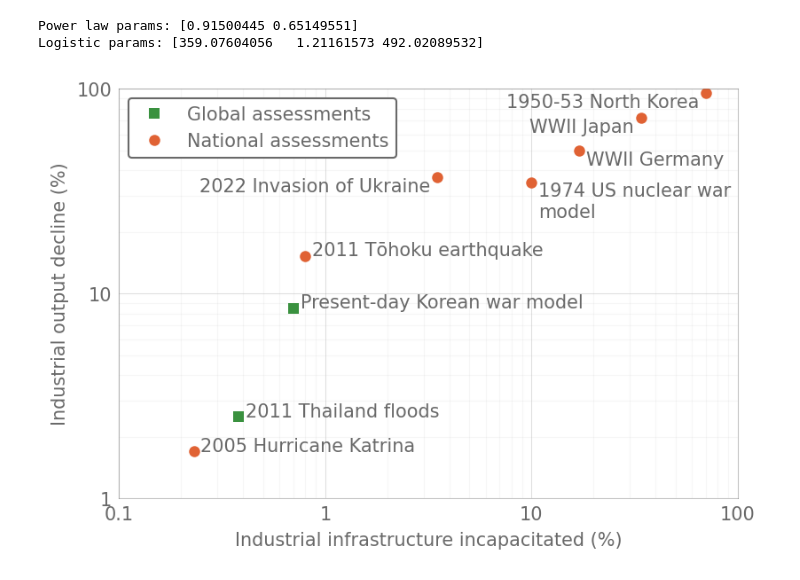
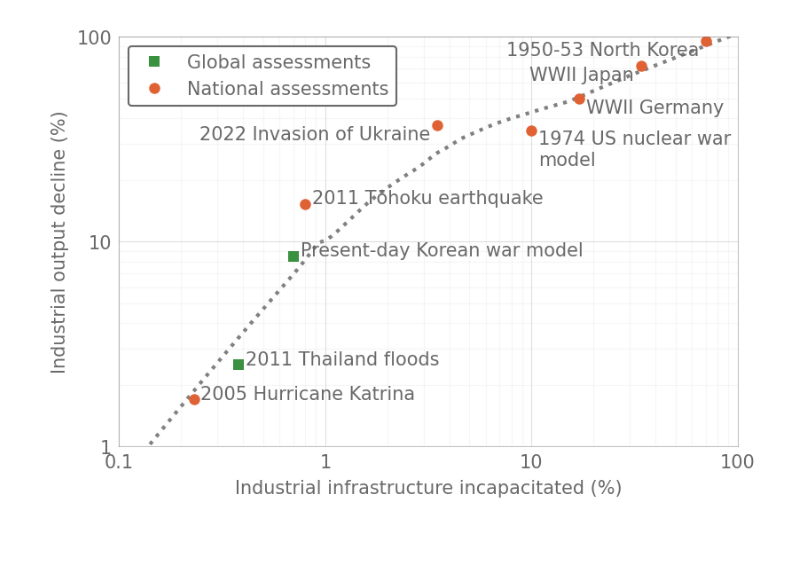
Before and after one commit to allfed/Population-Loss-NW, a Jupyter notebook: scripts/industry-destruction-response.ipynb, the cells around one changed output. Cells and saved outputs as stored; diff of their text form; code cells hidden in the pictures; blank space fills up the shorter version.

```diff
--- a/scripts/industry-destruction-response.ipynb
+++ b/scripts/industry-destruction-response.ipynb
@@ -44,53 +49,48 @@ def logistic(x, L, k, x0):
     return L / (1 + np.exp(-k * (np.log10(x) - np.log10(x0))))
 
 # Combine data for fitting
-x = np.concatenate((x1, x2))
-y = np.concatenate((y1, y2))
+x = np.concatenate((x1, x2, [100]))
+y = np.concatenate((y1, y2, [100]))
 
-# Fit the power law function to the data in log-log space
+# Perform LOESS in log space
+x_smooth = np.logspace(np.log10(0.1), np.log10(100), 100)
 log_x = np.log10(x)
 log_y = np.log10(y)
-params_power, _ = curve_fit(lambda log_x, a, b: a + b * log_x, log_x, log_y)
+log_x_smooth = np.log10(x_smooth)
 
-# Fit the logistic function to the data
-params_logistic, _ = curve_fit(logistic, x, y, p0=[100, 1, 1])
+# Try different bandwidths
+fracs = np.array([0.5, 0.6, 0.7, 0.8, 0.9])
+all_y_smooth = np.zeros((len(fracs), len(x_smooth)))
 
-# Generate x values for the fit lines
-x_fit = np.logspace(np.log10(0.1), np.log10(100), 100)
-y_fit_power = power_law(x_fit, 10**params_power[0], params_power[1])
-y_fit_logistic = logistic(x_fit, *params_logistic)
+for i, frac in enumerate(fracs):
+    all_y_smooth[i] = sm.nonparametric.lowess(log_y, log_x, xvals=log_x_smooth, frac=frac, it=2)
 
-# Plot the power law fit
-print("Power law params:", params_power)
-# plt.plot(x_fit[y_fit_power<100], y_fit_power[y_fit_power<100], linestyle='-', color='grey', lw=0.5, label='Power law fit')
+# Calculate min and max across different bandwidths
+y_smooth = np.power(10, np.mean(all_y_smooth, axis=0))
+plt.plot(x_smooth, y_smooth, ':', color='grey', zorder=-30)
 
-# Plot the logistic fit
-print("Logistic params:", params_logistic)
-# plt.plot(x_fit, y_fit_logistic, linestyle='--', color='red', lw=0.5, label='Logistic fit')
 
 ax = plt.gca()
 ax.set_xscale("log")
 ax.set_yscale("log")
 plt.xlabel("Industrial infrastructure incapacitated (%)")
 plt.ylabel("Industrial output decline (%)")
 ax.xaxis.set_major_formatter(plt.FuncFormatter(lambda val, pos: "{:.1f}".format(val) if val < 1 else "{:.0f}".format(val)))
 ax.yaxis.set_major_formatter(plt.FuncFormatter(lambda val, pos: "{:.1f}".format(val) if val < 1 else "{:.0f}".format(val)))
 
 for spine in ax.spines.values():
     spine.set_alpha(0.4)
     spine.set_linewidth(0.5)
     spine.set_color('dimgrey')
     spine.set_visible(True)
 
 plt.legend()
 plt.ylim(1, 100)
 plt.xlim(0.1, 100)
 
 plt.grid(True, which="minor", ls="-", alpha=0.1, lw=0.5)
 
 # plt.show()
 plt.savefig("../results/industry-destruction-response.png", dpi=500, bbox_inches="tight")
 # %% [output]
-Power law params: [0.91500445 0.65149551]
-Logistic params: [359.07604056   1.21161573 492.02089532]
-[figure, old version]
+[figure, new version]
```
Also changed, not shown: parts of 1 cell of this notebook, 2 other files.
